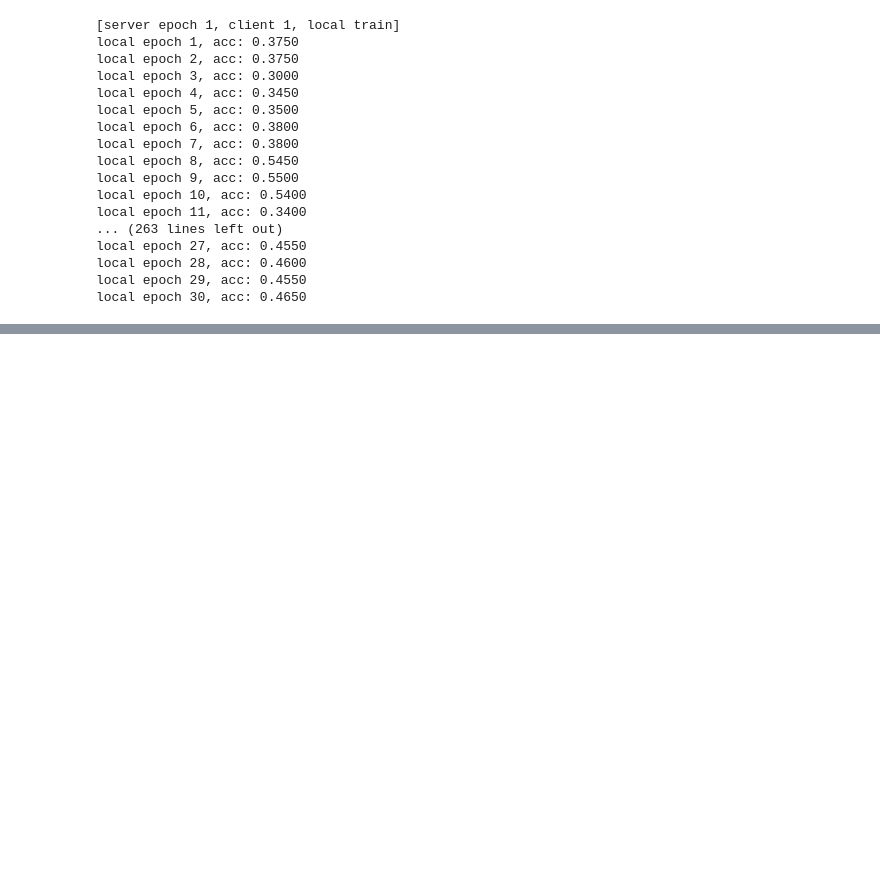
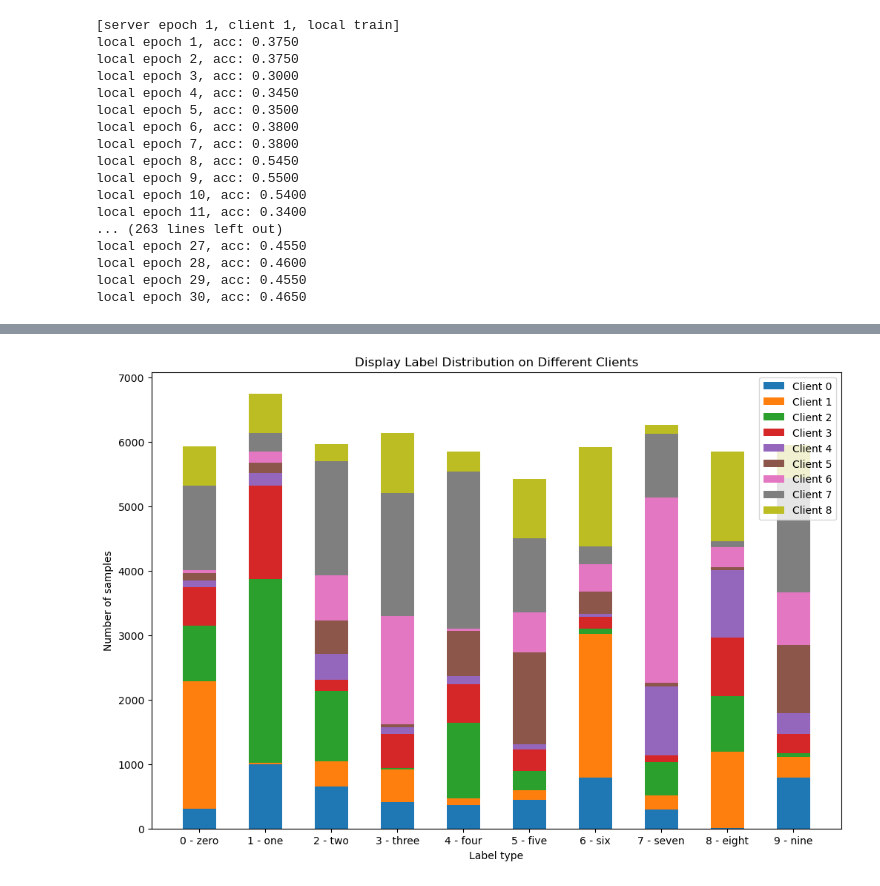
Before and after one commit to Haifeng-Dai/hybrid_new, a Jupyter notebook: test.ipynb, the cells around one changed output, grey strips where cells are left out. Drawn from its saved outputs; the diff is of its cells as text; code cells hidden in the pictures; blank space fills up the shorter version.

```diff
--- a/test.ipynb
+++ b/test.ipynb
@@ -200,0 +298,43 @@ print(type(a), a[::3])
+# %%
+n_clients = 9
+dirichlet_alpha = 1.0
+seed = 42
+
+
+if __name__ == "__main__":
+    np.random.seed(seed)
+    # train_data = datasets.EMNIST(
+    #     root="./data/", split="byclass", download=True, train=True)
+    # test_data = datasets.EMNIST(
+    #     root="./data/", split="byclass", download=True, train=False)
+    train_data = datasets.MNIST(
+        root="./data/", download=True, train=True)
+    test_data = datasets.MNIST(
+        root="./data/", download=True, train=False)
+
+    classes = train_data.classes
+    n_classes = len(classes)
+
+    # labels = np.concatenate(
+    #     [np.array(train_data.targets), np.array(test_data.targets)], axis=0)
+    # dataset = ConcatDataset([train_data, test_data])
+    labels = np.array(train_data.targets)
+
+    # 我们让每个client不同label的样本数量不同，以此做到Non-IID划分
+    client_idcs = dirichlet_split_noniid(
+        labels, alpha=dirichlet_alpha, n_clients=n_clients)
+
+    # 展示不同label划分到不同client的情况
+    plt.figure(figsize=(12, 8))
+    plt.hist([labels[idc]for idc in client_idcs], stacked=True,
+             bins=np.arange(min(labels)-0.5, max(labels) + 1.5, 1),
+             label=["Client {}".format(i) for i in range(n_clients)],
+             rwidth=0.5)
+    plt.xticks(np.arange(n_classes), train_data.classes)
+    plt.xlabel("Label type")
+    plt.ylabel("Number of samples")
+    plt.legend(loc="upper right")
+    plt.title("Display Label Distribution on Different Clients")
+    plt.show()
+# %% [output]
+[figure, added]
```
Also changed, not shown: parts of 6 cells of this notebook, 12 other files.
